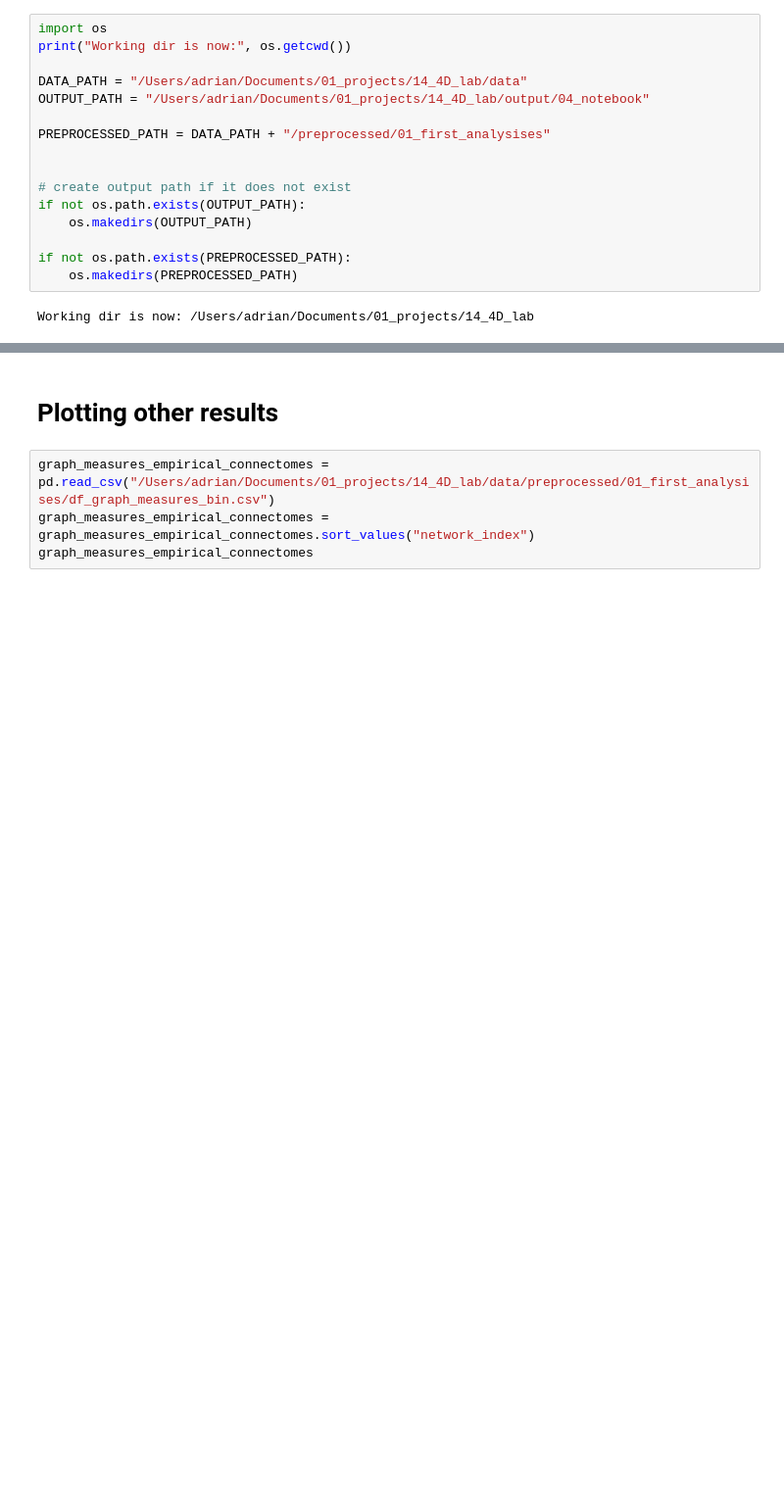
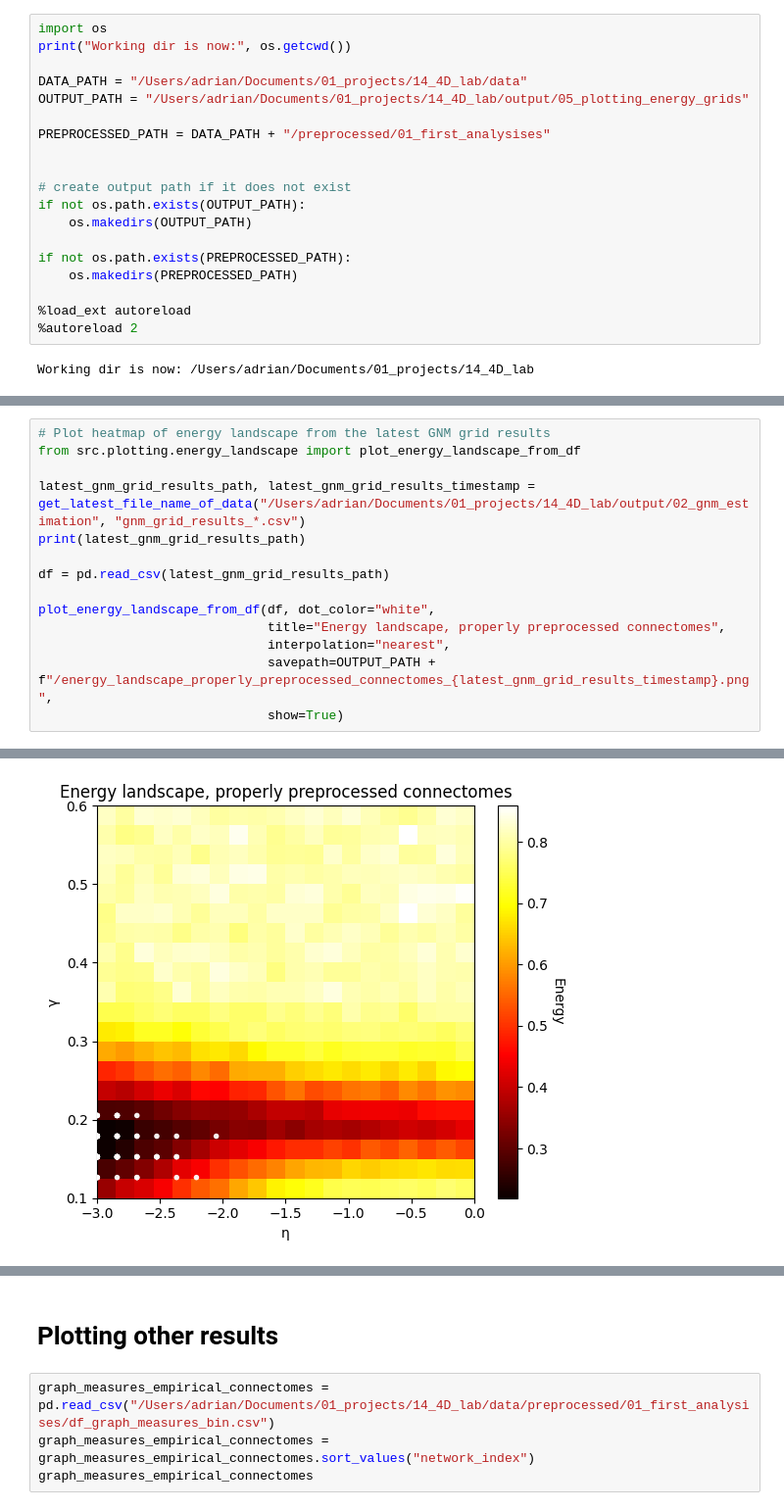
Before and after one commit to ad045/simba, a Jupyter notebook: 05_plotting_energy_grids.ipynb, the cells around one changed output, grey strips where cells are left out. Shown at 98% size. Cells and saved outputs as stored; diff of their text form; blank space fills up the shorter version.

Commit message:
Made the energy landscape plotting easy

```diff
--- a/05_plotting_energy_grids.ipynb
+++ b/05_plotting_energy_grids.ipynb
@@ -3,7 +3,7 @@ import os
 print("Working dir is now:", os.getcwd())
 
 DATA_PATH = "/Users/adrian/Documents/01_projects/14_4D_lab/data"
-OUTPUT_PATH = "/Users/adrian/Documents/01_projects/14_4D_lab/output/04_notebook"
+OUTPUT_PATH = "/Users/adrian/Documents/01_projects/14_4D_lab/output/05_plotting_energy_grids"
 
 PREPROCESSED_PATH = DATA_PATH + "/preprocessed/01_first_analysises"
 
@@ -14,6 +14,9 @@ if not os.path.exists(OUTPUT_PATH):
 
 if not os.path.exists(PREPROCESSED_PATH):
     os.makedirs(PREPROCESSED_PATH)
+
+%load_ext autoreload
+%autoreload 2
 # %% [output]
 Working dir is now: /Users/adrian/Documents/01_projects/14_4D_lab
 # %%
@@ -187,0 +31,15 @@ IndentationError: unexpected indent (1120888322.py, line 3)
+# %%
+# Plot heatmap of energy landscape from the latest GNM grid results
+from src.plotting.energy_landscape import plot_energy_landscape_from_df
+
+latest_gnm_grid_results_path, latest_gnm_grid_results_timestamp = get_latest_file_name_of_data("/Users/adrian/Documents/01_projects/14_4D_lab/output/02_gnm_estimation", "gnm_grid_results_*.csv")
+print(latest_gnm_grid_results_path)
+
+df = pd.read_csv(latest_gnm_grid_results_path)
+
+plot_energy_landscape_from_df(df, dot_color="white",
+                              title="Energy landscape, properly preprocessed connectomes",
+                              interpolation="nearest",
+                              savepath=OUTPUT_PATH + f"/energy_landscape_properly_preprocessed_connectomes_{latest_gnm_grid_results_timestamp}.png",
+                              show=True)
+# %% [output]
@@ -187,0 +47 @@ IndentationError: unexpected indent (1120888322.py, line 3)
+[figure, added]
```
Also changed, not shown: parts of 18 cells of this notebook, 1 other file.
